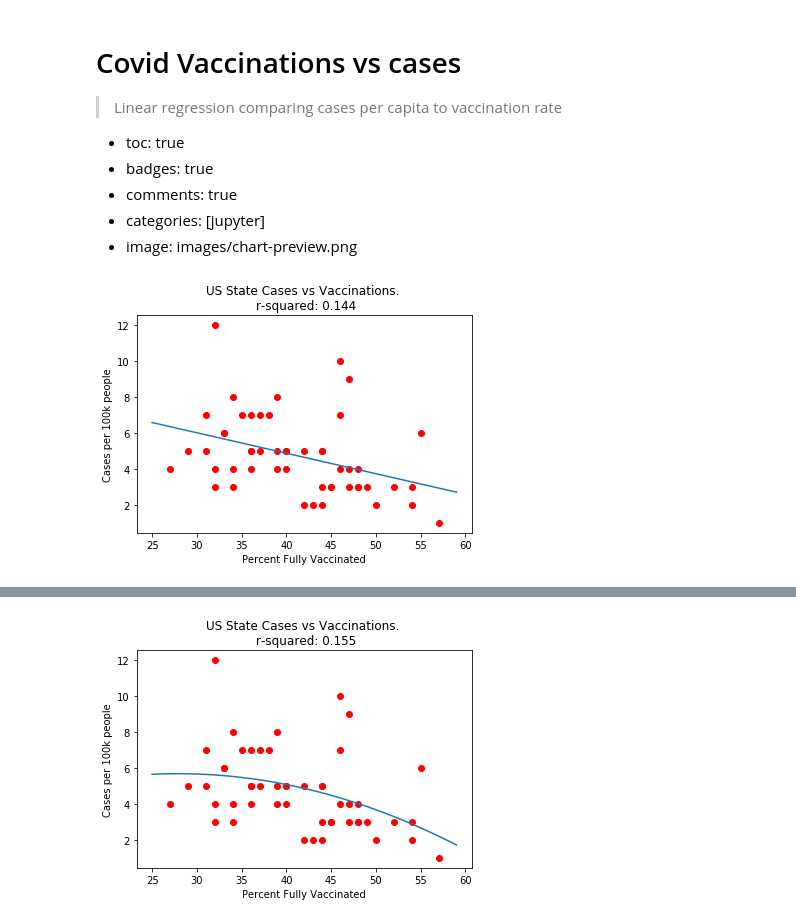
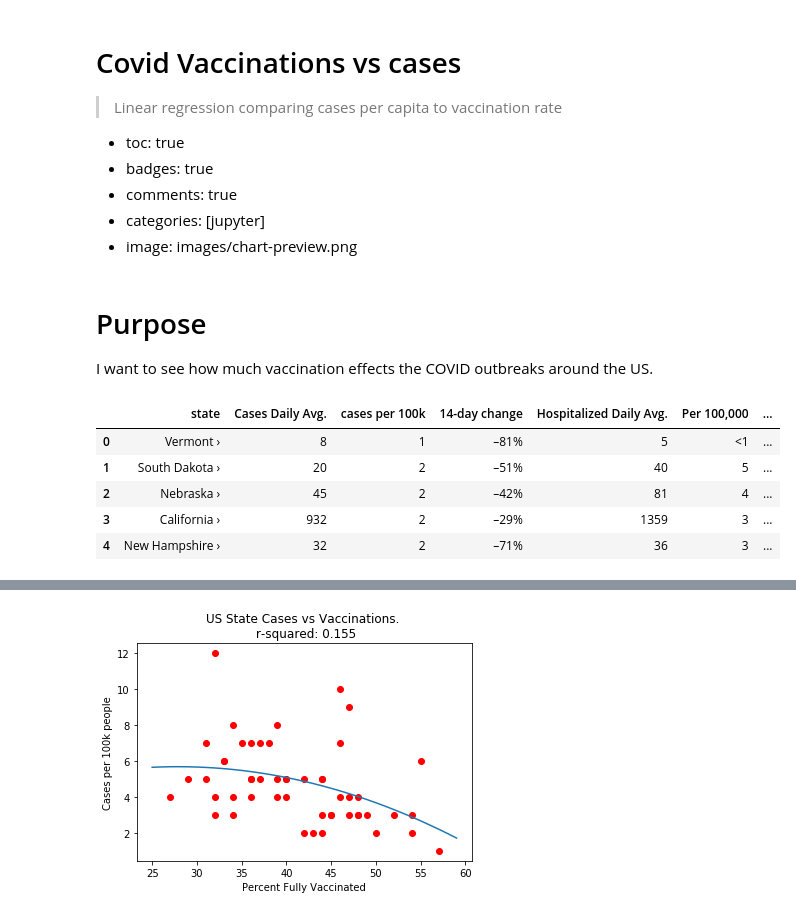
Before and after one commit to mattlichti/blog, a Jupyter notebook: _notebooks/2021-07-06-vax-vs-cases.ipynb, the cells around one changed output, grey strips where cells are left out. Cells and saved outputs as stored; diff of their text form; code cells hidden in the pictures.

```diff
--- a/_notebooks/2021-07-06-vax-vs-cases.ipynb
+++ b/_notebooks/2021-07-06-vax-vs-cases.ipynb
@@ -7,11 +7,24 @@
 - comments: true
 - categories: [jupyter]
 - image: images/chart-preview.png
+# %% [markdown]
+# Purpose
+I want to see how much vaccination effects the COVID outbreaks around the US.
 # %%
 import pandas as pd
 import matplotlib.pyplot as plt
 import numpy as np
 from sklearn.metrics import r2_score
+# %%
+df = pd.read_csv('data/covid_vax_2021_06_04.csv')
+df.head()
+# %% [output]
+|  | state | Cases Daily Avg. | cases per 100k | 14-day change | Hospitalized Daily Avg. | Per 100,000 | ... |
+| 0 | Vermont › | 8 | 1 | –81% | 5 | <1 | ... |
+| 1 | South Dakota › | 20 | 2 | –51% | 40 | 5 | ... |
+| 2 | Nebraska › | 45 | 2 | –42% | 81 | 4 | ... |
+| 3 | California › | 932 | 2 | –29% | 1359 | 3 | ... |
+| 4 | New Hampshire › | 32 | 2 | –71% | 36 | 3 | ... |
 # %%
 def plot_vax(df, degree):
     coeffs = np.polyfit(df['Fully  Vaccinated'], df['cases per 100k'], degree)
@@ -24,6 +38 @@ def plot_vax(df, degree):
     plt.title(f'US State Cases vs Vaccinations. \n r-squared: {r2.round(3)}')
-# %%
-df = pd.read_csv('data/covid_vax_2021_06_04.csv')
-plot_vax(df, 1)
-# %% [output]
-[figure, removed]
```
Also changed, not shown: parts of 21 cells of this notebook, 2 other files.
